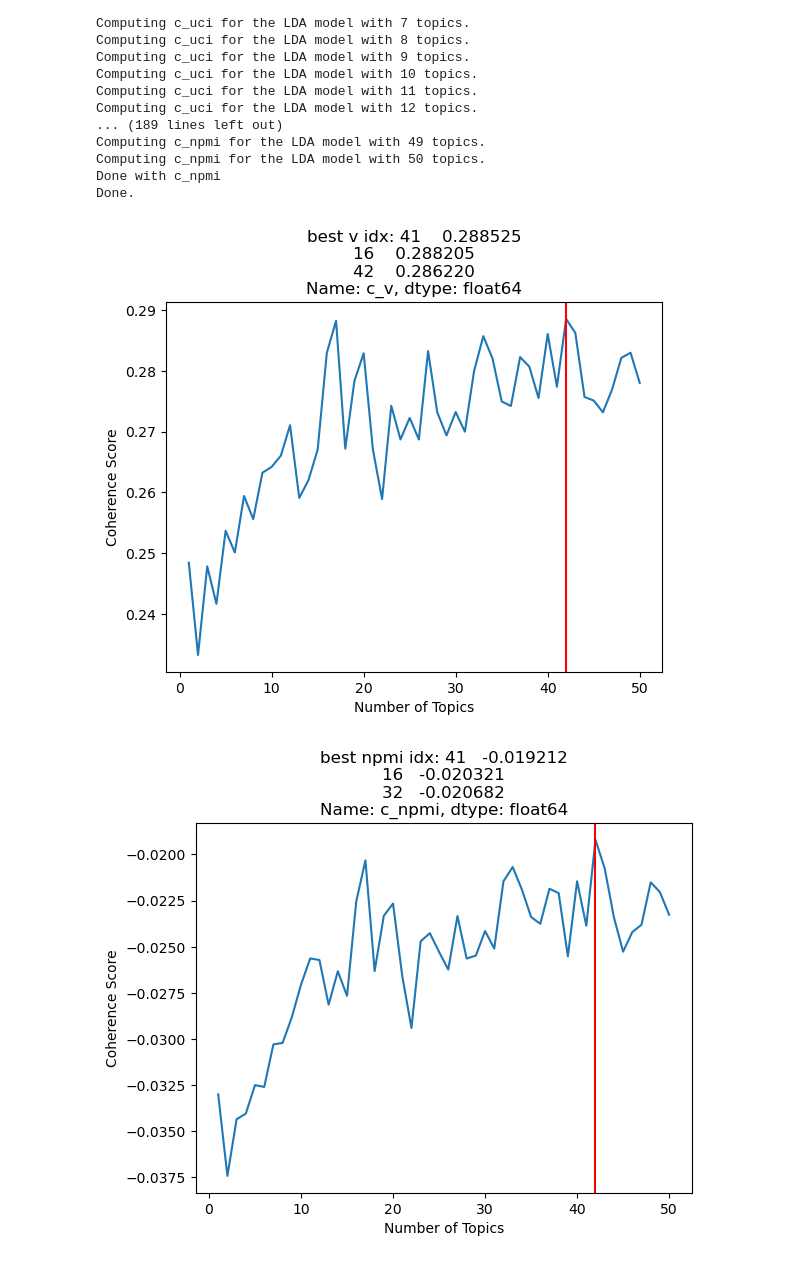
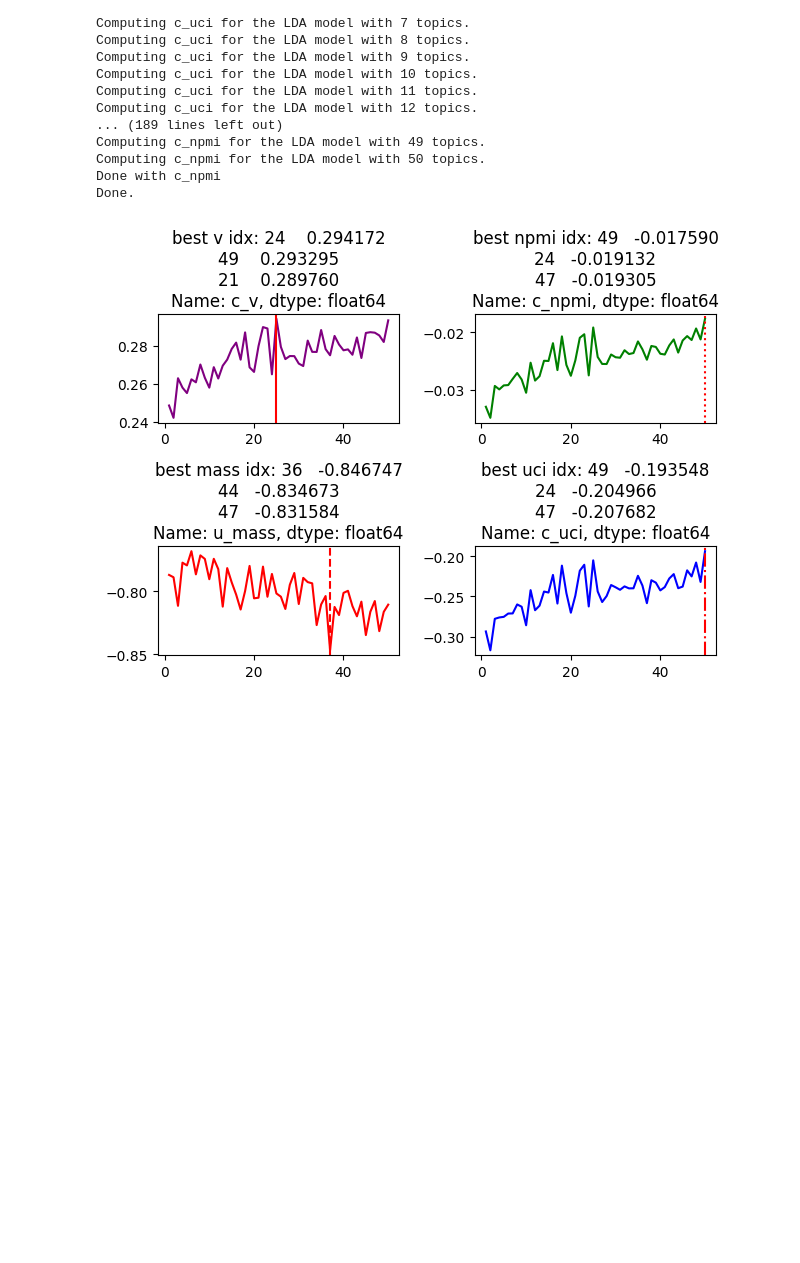
Before and after one commit to niceshice/Data-Science, a Jupyter notebook: Projekte/Topic Modelling/topic_modelling.ipynb, the cells around one changed output. Cells and saved outputs as stored; diff of their text form; code cells hidden in the pictures; blank space fills up the shorter version.

Commit message:
updated visuals

```diff
--- a/Projekte/Topic Modelling/topic_modelling.ipynb
+++ b/Projekte/Topic Modelling/topic_modelling.ipynb
@@ -85,5 +85,5 @@ df
 | 7245 | Professor: EU's agricultural poli... | Environment | A woman cropping corn salad at an... | 33736002__IM-PRESS__20120322-STO-... |
 7246 rows × 4 columns
 # %%
-stopwords = nlp.Defaults.stop_words|{'%', '.', "?", "!", ",", "(", ")", ":", ";", "\"", "'", "=", "-", "--en", "http", "v0", "xml", "im-", "doc", "avi"}
+stopwords = list(nlp.Defaults.stop_words)+['%', '.', "?", "!", ",", "(", ")", ":", ";", "\"", "'", "=", "-", "--en", "http", "v0", "xml", "im-", "doc", "avi", 'XML', 'DOC', 'AVI', 'IM-', '.jpg']
 stoptags = ['ADP', 'ADV', 'AUX', 'CONJ', 'CCONJ', 'DET', 'INTJ', 'NUM', 'PART', 'PRON', 'PUNCT', 'SCONJ', 'SYM', 'SPACE']
@@ -132,7 +152,7 @@ models = []
 for i in range(max_topics):
     print("Training LDA with " + str(i+1) + " topics.")
 
-    lda_model = LdaMulticore(corpus=corpus, id2word=dictionary, iterations=100, num_topics=i+1, workers = 8)
+    lda_model = LdaMulticore(corpus=corpus, id2word=dictionary, iterations=100, num_topics=i+1, workers = 12)
     models.append(lda_model)
 
 print("Done.")
@@ -193,41 +213,32 @@ import numpy as np
 
 num_topics = [i+1 for i in range(max_topics)]
 # %%
+fig, axes = plt.subplots(nrows=2, ncols=2)
 best_v = scores['c_v'].nlargest(3)
 
-_=plt.plot(num_topics, list(scores['c_v']))
-_=plt.axvline(x=scores['c_v'].idxmax()+1, color='r', linestyle='-')
-_=plt.xlabel('Number of Topics')
-_=plt.ylabel('Coherence Score')
-_=plt.title(f'best v idx: {best_v}')
-plt.show()
+axes[0, 0].plot(num_topics, list(scores['c_v']), color='purple')
+axes[0, 0].axvline(x=scores['c_v'].idxmax()+1, color='r', linestyle='solid')
+axes[0, 0].set_title(f'best v idx: {best_v}')
 
 best_npmi = scores['c_npmi'].nlargest(3)
 
-_=plt.plot(num_topics, list(scores['c_npmi']))
-_=plt.axvline(x=scores['c_npmi'].idxmax()+1, color='r', linestyle='-')
-_=plt.xlabel('Number of Topics')
-_=plt.ylabel('Coherence Score')
-_=plt.title(f'best npmi idx: {best_npmi}')
-plt.show()
+axes[0, 1].plot(num_topics, list(scores['c_npmi']), color='green')
+axes[0, 1].axvline(x=scores['c_npmi'].idxmax()+1, color='r', linestyle='dotted')
+axes[0, 1].set_title(f'best npmi idx: {best_npmi}')
 
 best_mass = scores['u_mass'].nsmallest(3)
 
-_=plt.plot(num_topics, list(scores['u_mass']))
-_=plt.axvline(x=scores['u_mass'].idxmin()+1, color='r', linestyle='-')
-_=plt.xlabel('Number of Topics')
-_=plt.ylabel('Coherence Score')
-_=plt.title(f'best mass idx: {best_mass}')
-plt.show()
+axes[1, 0].plot(num_topics, list(scores['u_mass']), color='red')
+axes[1, 0].axvline(x=scores['u_mass'].idxmin()+1, color='r', linestyle='dashed')
+axes[1, 0].set_title(f'best mass idx: {best_mass}')
 
 best_uci = scores['c_uci'].nlargest(3)
 
-_=plt.plot(num_topics, list(scores['c_uci']))
-_=plt.axvline(x=scores['c_uci'].idxmax()+1, color='r', linestyle='-')
-_=plt.xlabel('Number of Topics')
-_=plt.ylabel('Coherence Score')
-_=plt.title(f'best uci index: {best_uci}')
+axes[1, 1].plot(num_topics, list(scores['c_uci']), color='blue')
+axes[1, 1].axvline(x=scores['c_uci'].idxmax()+1, color='r', linestyle='dashdot')
+axes[1, 1].set_title(f'best uci idx: {best_uci}')
+
+plt.tight_layout()
 plt.show()
 # %% [output]
-[figure, old version]
+[figure, new version]
-[figure, removed]
```
Also changed, not shown: parts of 8 cells of this notebook, 1 other file.
